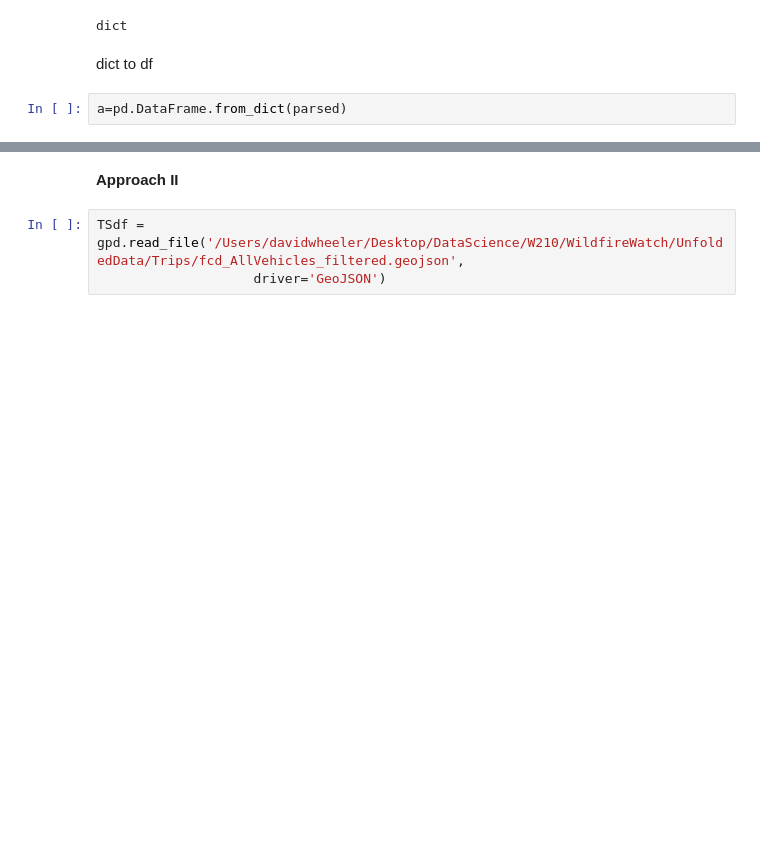
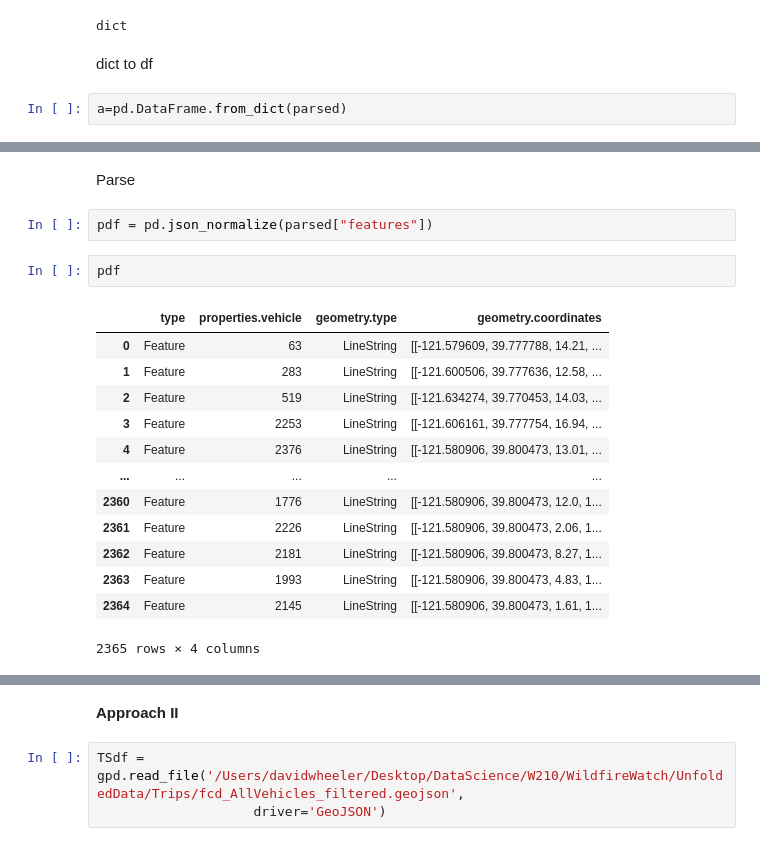
Before and after one commit to d-linnard/CitywideWildfireEvacuationTool, a Jupyter notebook: OSMnx/OSMnx.ipynb, the cells around one changed output, grey strips where cells are left out. Drawn from its saved outputs; the diff is of its cells as text; blank space fills up the shorter version.

```diff
--- a/OSMnx/OSMnx.ipynb
+++ b/OSMnx/OSMnx.ipynb
@@ -1336,0 +1346,20 @@ pd.DataFrame.from_dict(a.features[0])
+# %% [markdown]
+Parse
+# %%
+pdf = pd.json_normalize(parsed["features"])
+# %%
+pdf
+# %% [output]
+|  | type | properties.vehicle | geometry.type | geometry.coordinates |
+| 0 | Feature | 63 | LineString | [[-121.579609, 39.777788, 14.21, ... |
+| 1 | Feature | 283 | LineString | [[-121.600506, 39.777636, 12.58, ... |
+| 2 | Feature | 519 | LineString | [[-121.634274, 39.770453, 14.03, ... |
+| 3 | Feature | 2253 | LineString | [[-121.606161, 39.777754, 16.94, ... |
+| 4 | Feature | 2376 | LineString | [[-121.580906, 39.800473, 13.01, ... |
+| ... | ... | ... | ... | ... |
+| 2360 | Feature | 1776 | LineString | [[-121.580906, 39.800473, 12.0, 1... |
+| 2361 | Feature | 2226 | LineString | [[-121.580906, 39.800473, 2.06, 1... |
+| 2362 | Feature | 2181 | LineString | [[-121.580906, 39.800473, 8.27, 1... |
+| 2363 | Feature | 1993 | LineString | [[-121.580906, 39.800473, 4.83, 1... |
+| 2364 | Feature | 2145 | LineString | [[-121.580906, 39.800473, 1.61, 1... |
+2365 rows × 4 columns
```
Also changed, not shown: parts of 19 cells of this notebook, 1 other file.
